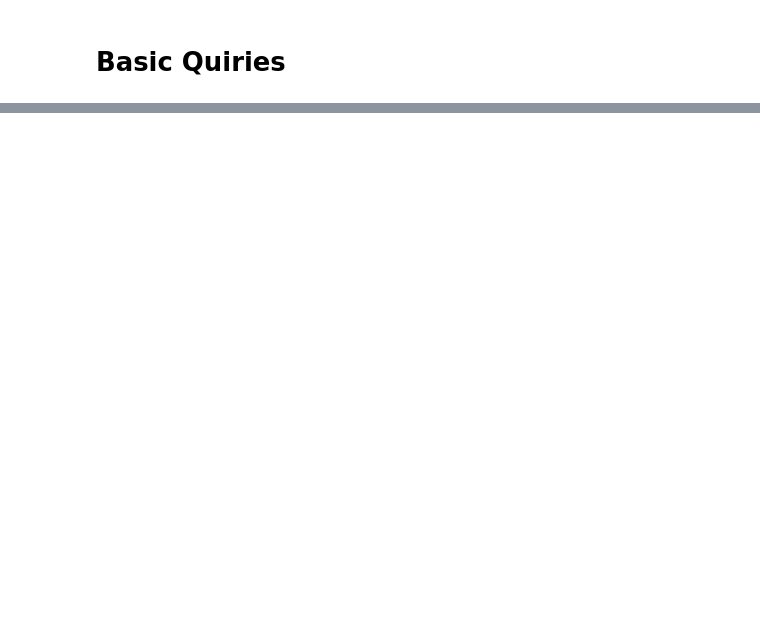
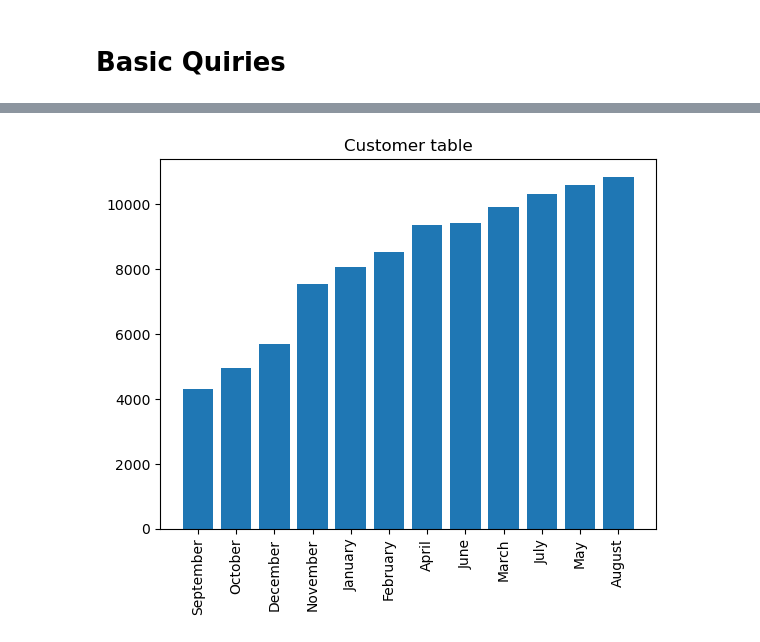
Before and after one commit to aakash-gupta02/Python-SQL-Ecommerce-Analysis, a Jupyter notebook: analytics.ipynb, the cells around one changed output, grey strips where cells are left out. Cells and saved outputs as stored; diff of their text form; code cells hidden in the pictures; blank space fills up the shorter version.

```diff
--- a/analytics.ipynb
+++ b/analytics.ipynb
@@ -30,0 +69,23 @@ data
+# %%
+
+# 1. Calculate the number of orders per month in 2018.
+
+
+
+query = """  SELECT monthname(orders.order_purchase_timestamp) as Month, count( orders.order_id ) NO_Orders
+ from orders GROUP BY Month ORDER BY monthname(orders.order_purchase_timestamp) ;   """
+
+cur.execute(query)
+
+data = cur.fetchall()
+
+df = pd.DataFrame(data, columns=["Months", "Order_Count"] )
+
+df = df.sort_values(by="Order_Count")
+# %%
+plt.bar(df["Months"], df["Order_Count"])
+plt.title("Customer table")
+plt.xticks(rotation = 90)
+plt.show()
+# %% [output]
+[figure, added]
```
Also changed, not shown: parts of 8 cells of this notebook.
